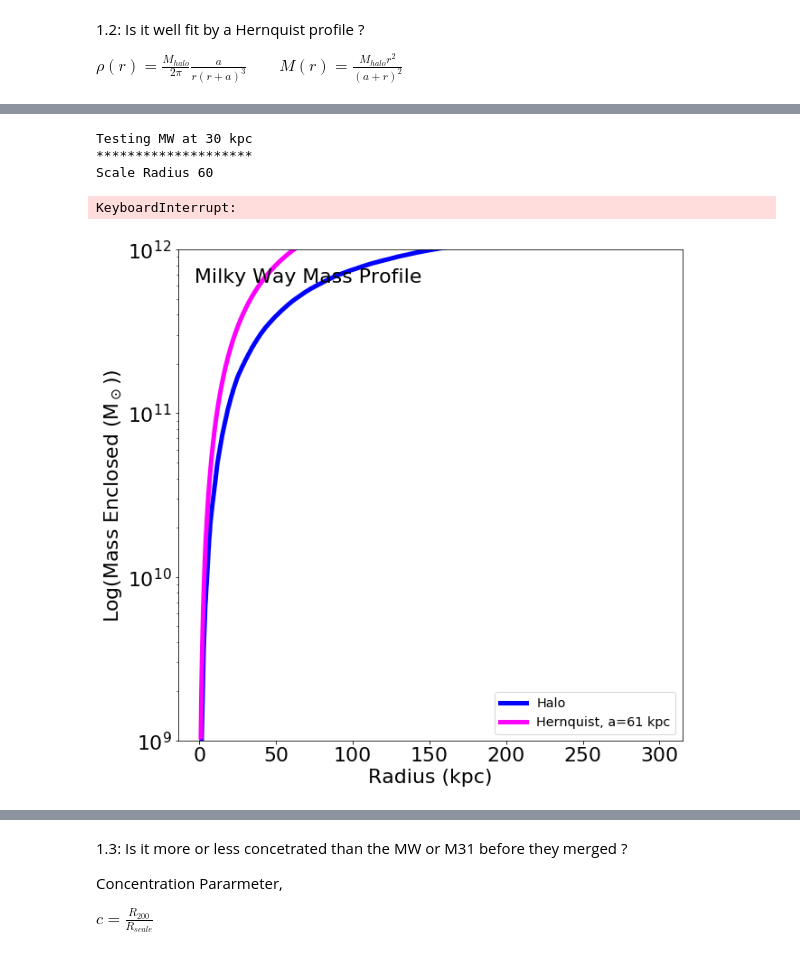
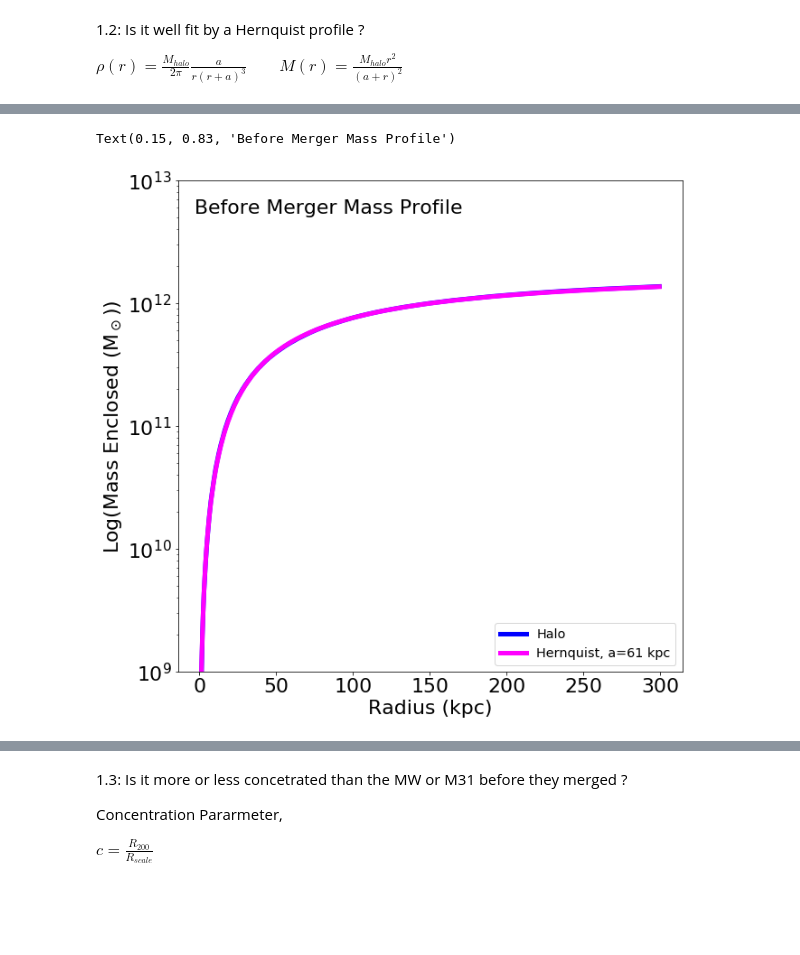
Before and after one commit to yuanjea/400B_hew, a Jupyter notebook: ResearchAssignment/ResearchAssignment5/ASTR400B_ResearchAssignment5.ipynb, the cells around one changed output, grey strips where cells are left out. Saved outputs shown, nothing was run; the diff lists cells and outputs as text; code cells hidden in the pictures; blank space fills up the shorter version.

```diff
--- a/ResearchAssignment/ResearchAssignment5/ASTR400B_ResearchAssignment5.ipynb
+++ b/ResearchAssignment/ResearchAssignment5/ASTR400B_ResearchAssignment5.ipynb
@@ -40,7 +45,7 @@ MP_1 = MassProfileMerger("MW","M31",455)
 # After Collision
 MP_2 = MassProfileMerger("MW","M31",801)
 # %%
-# Define an arrya of radii from 0.1 kpc to 300 kpc in increments of 0.1
-R = np.arange(1,300,0.1)
+# Define an array of radii from 1 kpc to 300 kpc in increments of 0.5
+R = np.arange(1,300,0.5)
 # %%
 # Mass Profile of Halo
@@ -144,86 +151,58 @@ RR = 30
 # array of radii, not starting at 0.
 # intervales of 1 kpc
 testR = np.arange(1,RR+1,1.0)
-# %%
-# Testing Code and Hernquist Halo Match
-# Merger at 30 kpc
-######################################
-
-# scale radius to test
-ScaleMerger = 60
-
-# total Halo Mass from Merger (MW Halo Mass + M31 Halo Mass = Merger Halo Mass)
-MtotMW = 1.975e12
-MtotM31 = 1.921e12
-MtotMerger = MtotMW + MtotM31
-
-# Mass enclosed from simulation
-MtestMerger = MP_0.MassEnclosed(1,testR)
-
-#Mass enclosed from Hernquist Profile
-HtestMerger = np.round(MP_0.HernquistMass(RR,ScaleMerger,MtotMerger)/1e10,2)
-
-# Circular Velocity using mass enclosed from simulation
-#VtestMW = MW.CircularVelocity(1,testR)
-
-# Circular Velocity from hernquist profile
-#HVtestMW = MW.HernquistVCirc(RR,ScaleMW,MtotMW)
-
-print("Testing MW at 30 kpc")
-print("********************")
-print("Scale Radius", ScaleMerger)
-#print(np.round(MtestMerger[RR]/1e10),"x 1e10")
-#print("Hernquist", HtestMerger, "x 1e10")
-#print(" ")
-#print(VtestMW[RR])
-#print("Hernquist Vc",HVtestMW)
-# %% [output]
-Testing MW at 30 kpc
-********************
-Scale Radius 60
 # %%
+# Testing Code and Hernquist Halo Match
+# Merger at 30 kpc
+######################################
+
+# scale radius to test
+a_0 = 61
+
+# total Halo Mass from Merger (MW Halo Mass + M31 Halo Mass = Merger Halo Mass)
+MtotMW = 1.975e12
+#MtotM31 = 1.921e12
+#MtotMerger = MtotMW + MtotM31
 # Plot the Mass Profile for the MW.
 ####################################
-
 
 fig = plt.figure(figsize=(10,10))
 ax = plt.subplot(111)
 
 # Plot mass enclosed for Halo
 plt.semilogy(R,MP_0.MassEnclosed(1,R), color='blue', linewidth=5, label='Halo')
 
 # TOTAL Mass
 #plt.semilogy(R,MW.MassEnclosedTotal(R), color='black', linestyle="--",linewidth=5, label='Total')
 
-# Hernquist Profile
-plt.semilogy(R,MP_0.HernquistMass(R,ScaleMerger,MtotMerger), color='magenta',linewidth=5, label='Hernquist, a=61 kpc')
-
+# Hernquist Mass Profile
+plt.semilogy(R,MP_0.HernquistMass(R,a_0,MtotMW), color='magenta',linewidth=5, label='Hernquist, a=61 kpc')
 
 # Add axis labels
 plt.xlabel('Radius (kpc)', fontsize=22)
 plt.ylabel(r'Log(Mass Enclosed (M$_\odot$))', fontsize=22)
 
 #set axis limits
-plt.ylim(1e9,1e12)
+plt.ylim(1e9,1e13)
 
 #adjust tick label font size
 label_size = 22
 matplotlib.rcParams['xtick.labelsize'] = label_size
 matplotlib.rcParams['ytick.labelsize'] = label_size
 # do it this way!!:
 #plt.rcParams.update[{'font.size':20}]
 
 
 # add a legend with some customizations.
 legend = ax.legend(loc='lower right',fontsize='x-large')
 
 #add figure text
-plt.figtext(0.15, 0.83, 'Milky Way Mass Profile', fontsize=22)
+plt.figtext(0.15, 0.83, 'Before Merger Mass Profile', fontsize=22)
 
 
 # Save to a file
-ax.set_rasterized(True)
-plt.savefig('MassProfile_MW.eps', rasterized=True, dpi=350)
+#ax.set_rasterized(True)
+#plt.savefig('MassProfile_MW.pdf')
 # %% [output]
-KeyboardInterrupt:
+Text(0.15, 0.83, 'Before Merger Mass Profile')
-[figure, old version]
+[figure, new version]
```
Also changed, not shown: parts of 16 cells of this notebook, 7 other files.
